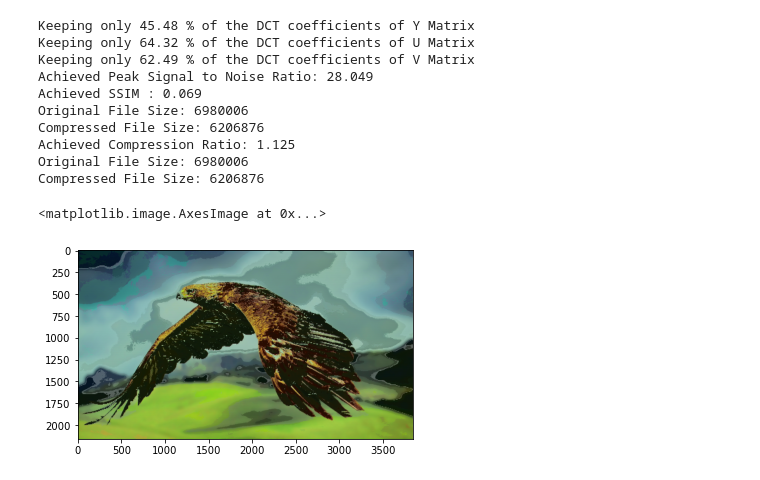
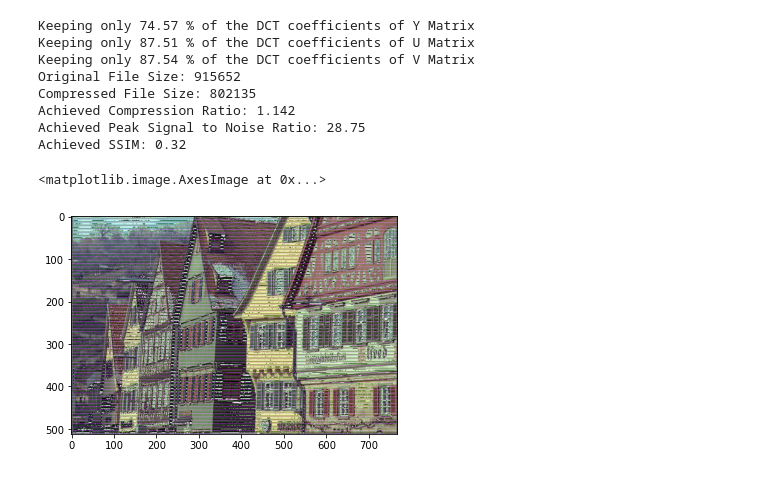
Before and after one commit to shreyan241/Lossy-Image-Compression, a Jupyter notebook: DCT.ipynb, the cells around one changed output. Cells and saved outputs as stored; diff of their text form; code cells hidden in the pictures.

Commit message:
Fixed DCT, diff function ro reconstruct image

```diff
--- a/DCT.ipynb
+++ b/DCT.ipynb
@@ -221,19 +221,23 @@ def DCT_compression(im, threshold, Lquality, Cquality):
     # im_dct = im_dct.astype(np.uint8)
     # return im_dct
 
-    for y in range(0, Height, 8):
-        for x in range(0, Width, 8):
-            yReversedQuantMatrix[y:y + 8, x:x + 8] = Y_dct_thresh[y:y + 8, x:x + 8]*LQ
-            uReversedQuantMatrix[y:y + 8, x:x + 8] = U_dct_thresh[y:y + 8, x:x + 8]*CQ
-            vReversedQuantMatrix[y:y + 8, x:x + 8] = V_dct_thresh[y:y + 8, x:x + 8]*CQ
+    # for y in range(0, Height, 8):
+    #     for x in range(0, Width, 8):
+    #         yReversedQuantMatrix[y:y + 8, x:x + 8] = Y_dct_thresh[y:y + 8, x:x + 8]*LQ
+    #         uReversedQuantMatrix[y:y + 8, x:x + 8] = U_dct_thresh[y:y + 8, x:x + 8]*CQ
+    #         vReversedQuantMatrix[y:y + 8, x:x + 8] = V_dct_thresh[y:y + 8, x:x + 8]*CQ
 
-            yIdctMatrix[y:y + 8, x:x + 8] = idct2(yReversedQuantMatrix[y:y + 8, x:x + 8])
-            uIdctMatrix[y:y + 8, x:x + 8] = idct2(uReversedQuantMatrix[y:y + 8, x:x + 8])
-            vIdctMatrix[y:y + 8, x:x + 8] = idct2(vReversedQuantMatrix[y:y + 8, x:x + 8])
+    #         yIdctMatrix[y:y + 8, x:x + 8] = idct2(yReversedQuantMatrix[y:y + 8, x:x + 8])
+    #         uIdctMatrix[y:y + 8, x:x + 8] = idct2(uReversedQuantMatrix[y:y + 8, x:x + 8])
+    #         vIdctMatrix[y:y + 8, x:x + 8] = idct2(vReversedQuantMatrix[y:y + 8, x:x + 8])
 
-    Y = Image.fromarray(yIdctMatrix)
-    U = Image.fromarray(uIdctMatrix)
-    V = Image.fromarray(vIdctMatrix)
+    # Y = Image.fromarray(yIdctMatrix)
+    # U = Image.fromarray(uIdctMatrix)
+    # V = Image.fromarray(vIdctMatrix)
+
+    Y = Image.fromarray(Y_dct_thresh)
+    U = Image.fromarray(U_dct_thresh)
+    V = Image.fromarray(V_dct_thresh)
 
     merged_YUV = Image.merge('YCbCr', (Y, U, V))
     rgb_img = merged_YUV.convert('RGB')
@@ -279,27 +338,23 @@ def metrics( original_img, compressed_img ):
 # %%
 # RUNNING METRICS FOR 1 IMAGE
 
-# image = load_image("Kodak/kodim08.png")
-image = load_image("Dataset4K/4k-3840-x-2160-wallpapers-themefoxx (1).jpg")
-# X_final= np.asarray(DCT_compression( image, 0.01,), dtype=None, order=None)
-X_final = np.asarray(DCT_compression(image, 0.45, 100, 100))
-# print(image.shape)
-# print(image.size)
-# print(X_final.shape)
-# print(X_final.size)
-metrics(image, X_final)
-plt.imshow(X_final)
+image = load_image("Kodak/kodim08.png")
+# image = load_image("Dataset4K/4k-3840-x-2160-wallpapers-themefoxx (1).jpg")
+X_compressed = np.asarray(DCT_compression(image, 0.2, 100, 100))
+cr(image, X_compressed)
+X_reconstructed = np.asarray(reverse_compression(X_compressed, 100, 100))
+psnr(image, X_reconstructed)
+ssim(image, X_reconstructed)
+plt.imshow(X_reconstructed)
 # %% [output]
-Keeping only 45.48 % of the DCT coefficients of Y Matrix
-Keeping only 64.32 % of the DCT coefficients of U Matrix
-Keeping only 62.49 % of the DCT coefficients of V Matrix
-Achieved Peak Signal to Noise Ratio: 28.049
-Achieved SSIM : 0.069
-Original File Size: 6980006
-Compressed File Size: 6206876
-Achieved Compression Ratio: 1.125
-Original File Size: 6980006
-Compressed File Size: 6206876
+Keeping only 74.57 % of the DCT coefficients of Y Matrix
+Keeping only 87.51 % of the DCT coefficients of U Matrix
+Keeping only 87.54 % of the DCT coefficients of V Matrix
+Original File Size: 915652
+Compressed File Size: 802135
+Achieved Compression Ratio: 1.142
+Achieved Peak Signal to Noise Ratio: 28.75
+Achieved SSIM: 0.32
 <matplotlib.image.AxesImage at 0x...>
-[figure, old version]
+[figure, new version]
 # %%
```
Also changed, not shown: parts of 8 cells of this notebook.
